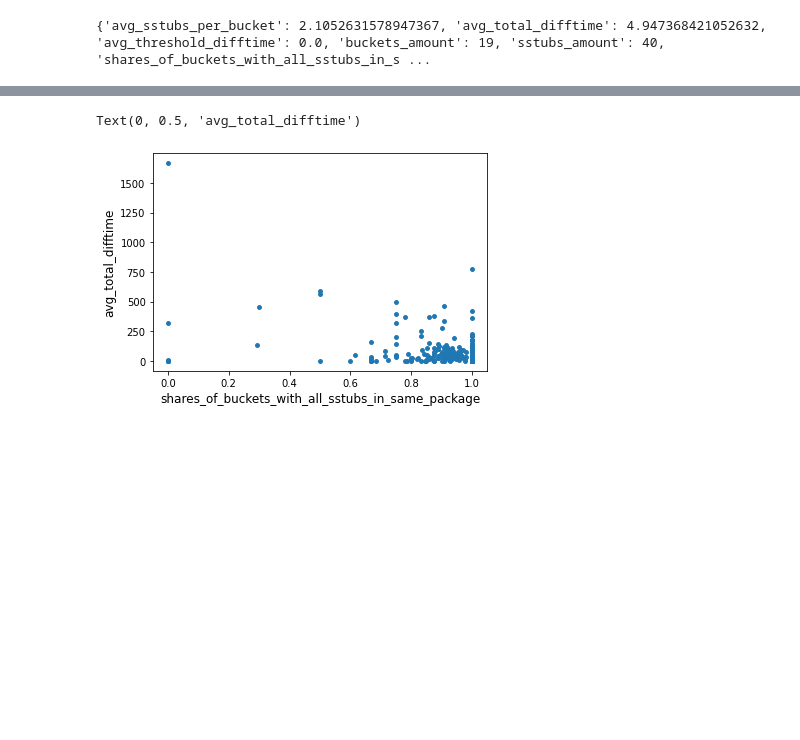
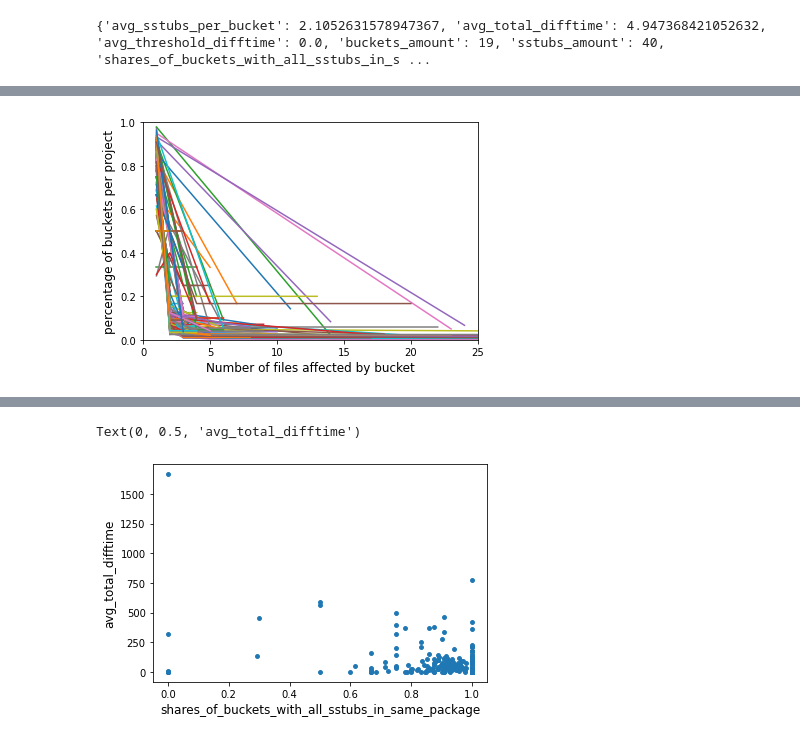
Before and after one commit to Diallo/Repated-SStuBs-Analysis, a Jupyter notebook: visualization_notebook.ipynb, the cells around one changed output, grey strips where cells are left out. Cells and saved outputs as stored; diff of their text form; code cells hidden in the pictures; blank space fills up the shorter version.

```diff
--- a/visualization_notebook.ipynb
+++ b/visualization_notebook.ipynb
@@ -15,0 +44,9 @@ import matplotlib.pyplot as plt
+# %%
+#buckets to affected files
+fig = plt.figure()
+ax = plt.gca()
+ax.axis([0,25,0,1])
+
+get_bucket_to_path_graph(ax, 'files')
+# %% [output]
+[figure, added]
```
Also changed, not shown: parts of 11 cells of this notebook, 1 other file.
